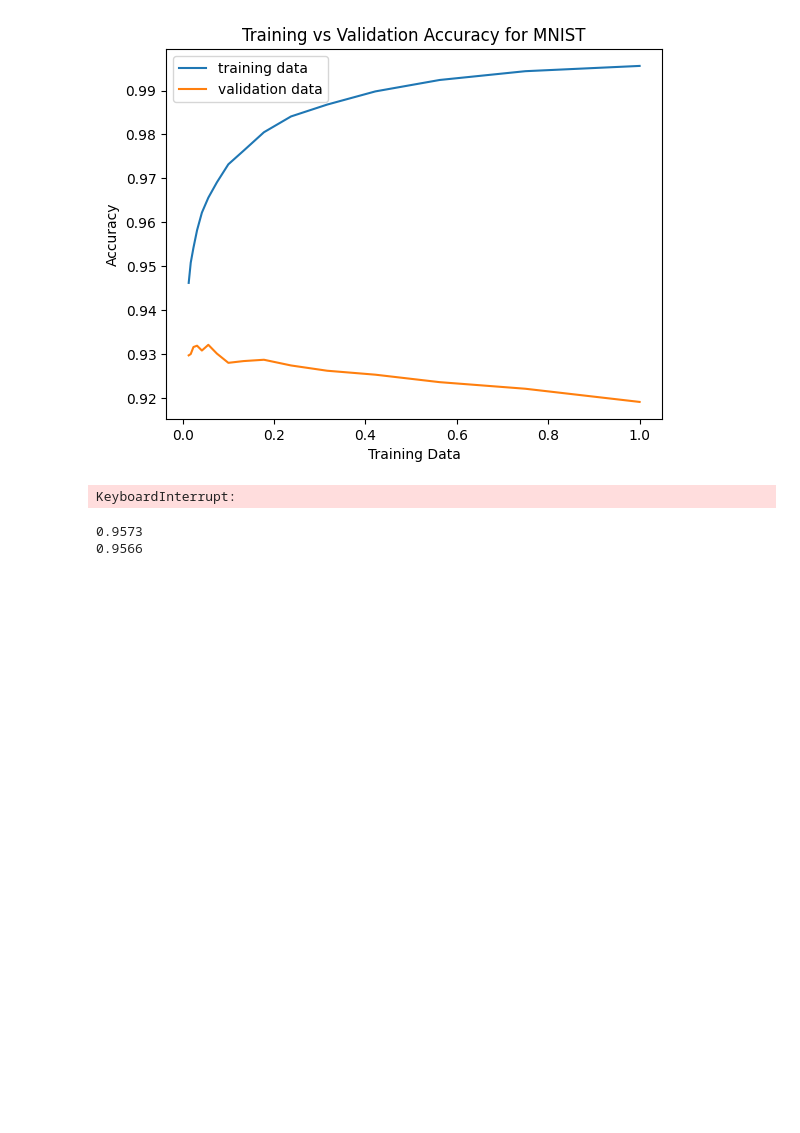
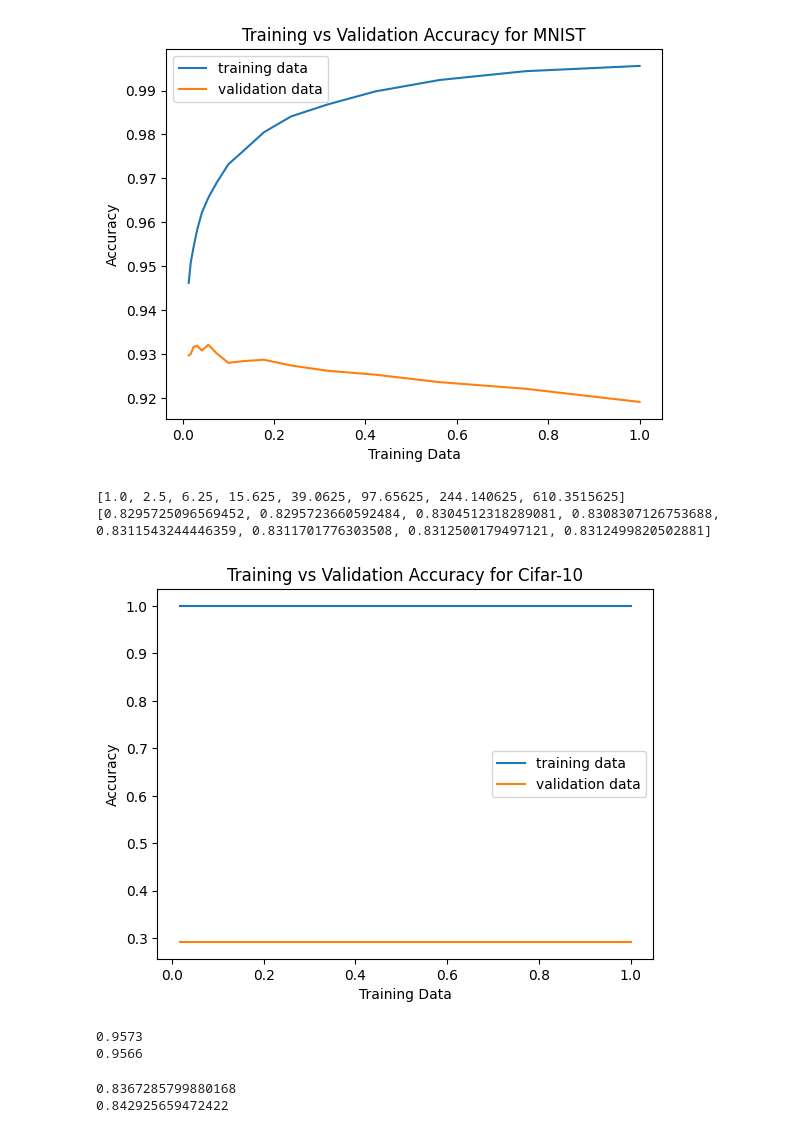
Before and after one commit to AmandaYao00/cs189_hw3, a Jupyter notebook: hw1/scripts/Solutions.ipynb, the cells around one changed output. Drawn from its saved outputs; the diff is of its cells as text; code cells hidden in the pictures; blank space fills up the shorter version.

```diff
--- a/hw1/scripts/Solutions.ipynb
+++ b/hw1/scripts/Solutions.ipynb
@@ -234,13 +204,16 @@ def shuffle_partition_k(data, k):
         sets.append(indices[startIndex: endIndex])
     return sets
 
-# Train model on data on all indices except indices reserved for validation.
-def train_svm_k(data, validation_index, sets, c):
-    clf = svm.SVC(kernel = 'linear', C = c)
+def findIndices(validation_index, sets):
     indices = []
     for i in range(5):
         if i != validation_index:
             indices.extend(sets[i])
+    return indices
+
+# Train model on data on all indices except indices reserved for validation.
+def train_svm_k(data, indices, c):
+    clf = svm.SVC(kernel = 'linear', C = c)
     clf.fit(data["training_data"][indices], data["training_labels"][indices])
     return clf
 
@@ -254,15 +227,18 @@ average_accuracy = []
 
 # hyperparamter C
 C = []
-for i in range(16):
-    C.append(1.35**i)
+for i in range(8):
+    C.append(2.5**i)
 
 # Shuffle and partition training data into 5 disjoint sets of indices.
 sets = shuffle_partition_k(spam_data, 5)
+training_indices = []
+for validation_index in range(5):
+    training_indices.append(findIndices(validation_index, sets))
 
 for c in C:
     for validation_index in range(5):
-        spam_svc = train_svm_k(spam_data, validation_index, sets, c)
+        spam_svc = train_svm_k(spam_data, training_indices[validation_index], c)
         validation_prediction = predict_k(spam_svc, validation_index, sets)
         validation_accuracy.append(class_accuracy(spam_data, validation_prediction, sets[validation_index]))
     average_accuracy.append(sum(validation_accuracy) / len(validation_accuracy))
@@ -270,4 +246,37 @@ for c in C:
 print(C)
 print(average_accuracy)
 # %% [output]
-KeyboardInterrupt:
+[1.0, 2.5, 6.25, 15.625, 39.0625, 97.65625, 244.140625, 610.3515625]
+[0.8295725096569452, 0.8295723660592484, 0.8304512318289081, 0.8308307126753688, 0.8311543244446359, 0.8311701776303508, 0.8312500179497121, 0.8312499820502881]
+# %%
+# Hyperparamter Sweep for CIFAR10 dataset
+
+# Trains and returns a Returns SVC Model
+def train_svm(data, training_indices, num_train, C):
+    clf = svm.SVC(kernel = 'linear', C = c)
+    clf.fit((data["training_data"][cifar10_training[:num_train]]), data["training_labels"][cifar10_training][:num_train])
+    return clf
+
+# Returns array of predictions using SVC Model on New Data
+def predict(data, clf, reshape_num, lables):
+    return clf.predict(data["training_data"][lables])
+
+# Train MNIST using raw pixels as features
+training_accuracy = []
+validation_accuracy = []
+
+# hyperparamter C
+C = []
+for i in range(8):
+    C.append(1 * 0.56**i)
+
+for c in C:
+    clf = train_svm(cifar10_data, cifar10_training, 10000, c)
+    training_prediction = predict(cifar10_data, clf, 10000, cifar10_training[:10000])
+    training_accuracy.append(class_accuracy(cifar10_data, training_prediction, cifar10_training[:10000]))
+    validation_prediction = predict(cifar10_data, clf, 10000, cifar10_validation)
+    validation_accuracy.append(class_accuracy(cifar10_data, validation_prediction, cifar10_validation))
+
+create_plot(C, training_accuracy, validation_accuracy, 'Training vs Validation Accuracy for Cifar-10')
+# %% [output]
+[figure, added]
@@ -285,3 +317,17 @@ print((class_accuracy(mnist_data, validation_prediction, mnist_validation)))
 # %% [output]
 0.9573
 0.9566
+# %%
+# Sanity Check -- making sure SPAM model works.
+
+# Returns array of predictions using SVC Model on New Data
+def predict(data, clf, reshape_num, lables):
+    return spam_svc.predict(data["training_data"][lables])
+
+training_prediction = predict(spam_data, spam_svc, 10000, spam_training[:10000])
+print((class_accuracy(spam_data, training_prediction, spam_training[:10000])))
+validation_prediction = predict(spam_data, spam_svc, 10000, spam_validation)
+print((class_accuracy(spam_data, validation_prediction, spam_validation)))
+# %% [output]
+0.8367285799880168
+0.842925659472422
```
Also changed, not shown: parts of 11 cells of this notebook.
